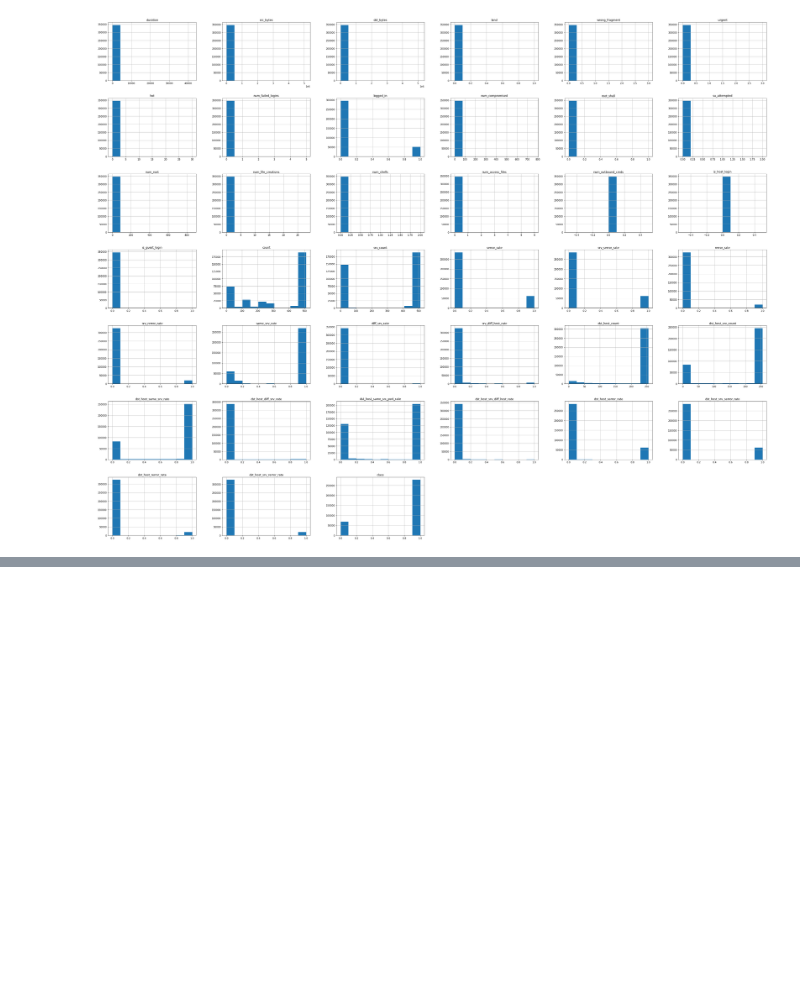
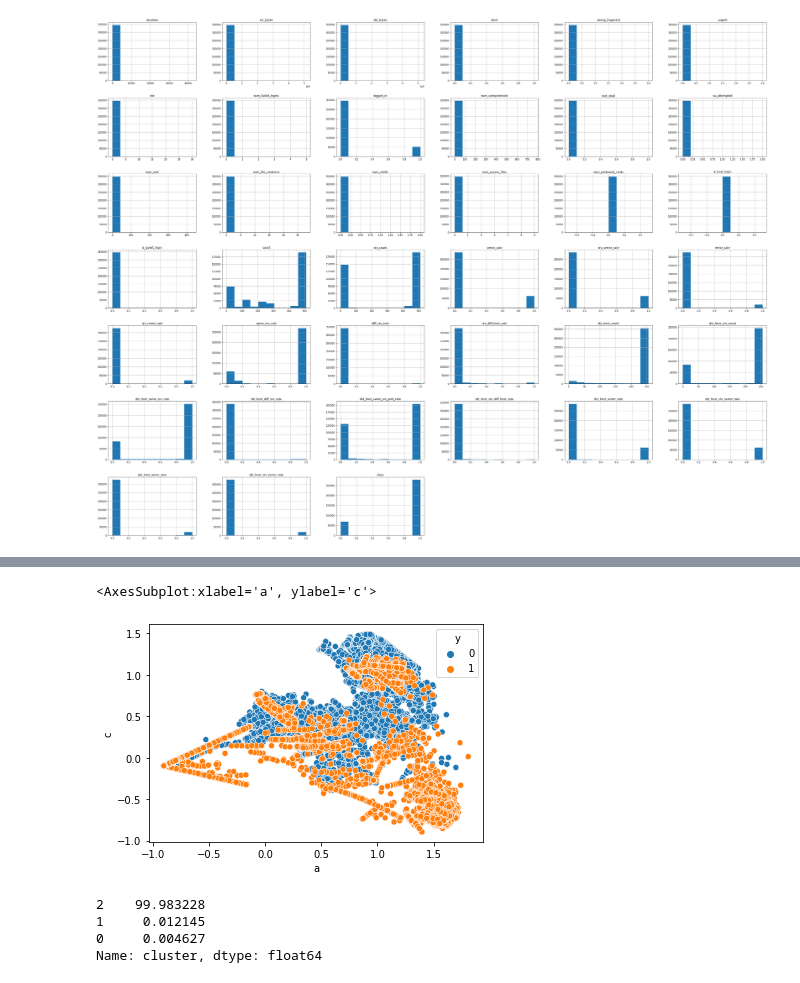
Before and after one commit to jnferreira/ADES-Kaggle, a Jupyter notebook: EDA.ipynb, the cells around one changed output, grey strips where cells are left out. Drawn from its saved outputs; the diff is of its cells as text; code cells hidden in the pictures; blank space fills up the shorter version.

```diff
--- a/EDA.ipynb
+++ b/EDA.ipynb
@@ -235,0 +273,9 @@ array([[<AxesSubplot:title={'center':'duration'}>,
+# %%
+import numpy as np
+from sklearn.decomposition import PCA
+
+pca = PCA(n_components=2)
+with_pca = pca.fit_transform(df)
+with_pca_test = pca.fit_transform(df_test)
+
+print(pca.components_)
@@ -235,0 +299,7 @@ array([[<AxesSubplot:title={'center':'duration'}>,
+# %%
+df_final = pd.DataFrame(with_pca)
+df_final_test = pd.DataFrame(with_pca_test)
+# %%
+df_final.rename(columns={0: "a", 1: "c"}, inplace=True)
+# %%
+df_final['y'] = y
@@ -235,0 +308,5 @@ array([[<AxesSubplot:title={'center':'duration'}>,
+# %%
+sns.scatterplot('a', 'c', data=df_final, hue='y')
+# %% [output]
+<AxesSubplot:xlabel='a', ylabel='c'>
+[figure, added]
@@ -235,0 +326,7 @@ array([[<AxesSubplot:title={'center':'duration'}>,
+# %%
+(train_df['cluster'].value_counts()/train_df['cluster'].count())*100
+# %% [output]
+2    99.983228
+1     0.012145
+0     0.004627
+Name: cluster, dtype: float64
```
Also changed, not shown: parts of 13 cells of this notebook, 10 other files.
